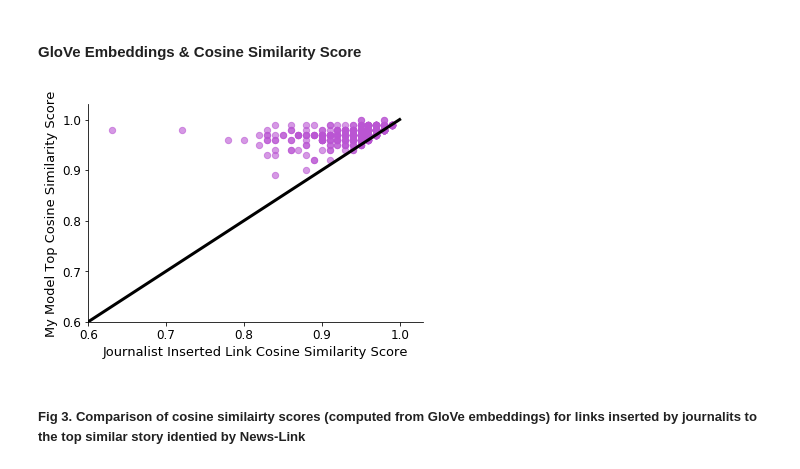
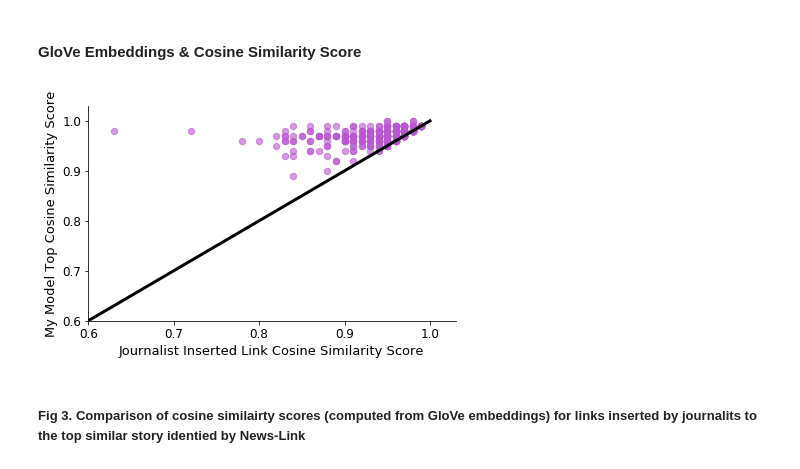
Before and after one commit to CylitaGuy/news-link, a Jupyter notebook: notebooks/Data_Viz_Exploration.ipynb, the cells around one changed output. Drawn from its saved outputs; the diff is of its cells as text; code cells hidden in the pictures.

```diff
--- a/notebooks/Data_Viz_Exploration.ipynb
+++ b/notebooks/Data_Viz_Exploration.ipynb
@@ -173,33 +188,36 @@ Some observations:
 # %%
 #Creating a figure and axes
 fig, ax = plt.subplots()
 
 #scatter my similarity scores against the similarity scores for journalist inserted articles
 ax.scatter(val_glove['JournalScore'], val_glove['MyModel'],
            c='mediumorchid', alpha = 0.6, s=40)
 #Setting x and y limits
 plt.xlim(0.6, 1.03)
 plt.ylim(0.6, 1.03)
 
 #Adjusting axes
 plt.rc('axes', labelsize=10)  # ontsize of the x and y labels
 plt.rc('xtick', labelsize=15) # fontsize of the tick labels
 plt.rc('ytick', labelsize=15) # fontsize of the tick labels
 
 ax.set_xlabel('Journalist Inserted Link Cosine Similarity Score', fontsize=13)
 ax.set_ylabel('My Model Top Cosine Similarity Score', fontsize = 13)
 
 #removing top and right borders
 ax.spines['top'].set_visible(False)
 ax.spines['right'].set_visible(False)
 
 #Adding 1:1 line on plot
 plt.plot([0, 1.0], [0, 1.0], color='black', linestyle='-', linewidth=3)
 
+#Adjusting margins
+plt.tight_layout()
+
 #Saving plot
 plt.savefig("News_Glove_Scatter.pdf", transparent = True)
 # %% [output]
-[figure, old version]
+[figure, new version]
 # %% [markdown]
 ##### Fig 3. Comparison of cosine similairty scores (computed from GloVe embeddings) for links inserted by journalits to the top similar story identied by News-Link
 # %%
```
Also changed, not shown: parts of 7 cells of this notebook.
